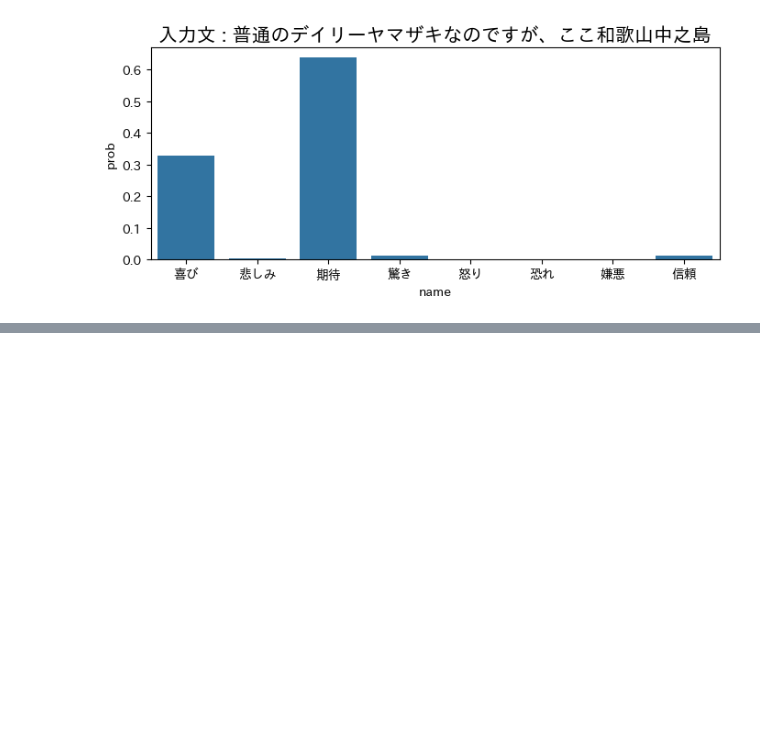
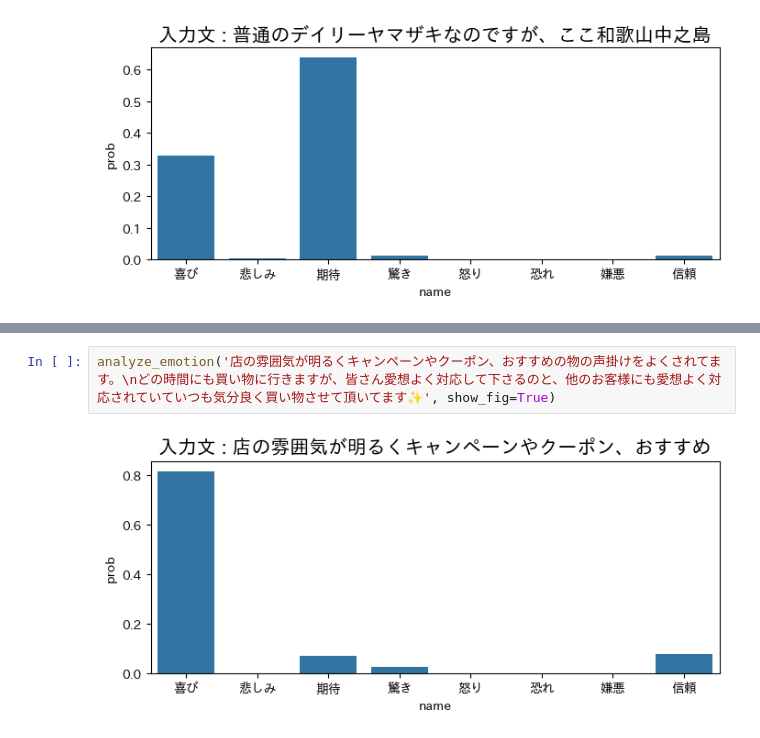
Before and after one commit to Kynea0b/demo-nlp, a Jupyter notebook: notebooks/8-emotions.ipynb, the cells around one changed output, grey strips where cells are left out. Drawn from its saved outputs; the diff is of its cells as text; blank space fills up the shorter version.

```diff
--- a/notebooks/8-emotions.ipynb
+++ b/notebooks/8-emotions.ipynb
@@ -169,0 +182,4 @@ analyze_emotion('普通のデイリーヤマザキなのですが、ここ和歌
+# %%
+analyze_emotion('店の雰囲気が明るくキャンペーンやクーポン、おすすめの物の声掛けをよくされてます。\nどの時間にも買い物に行きますが、皆さん愛想よく対応して下さるのと、他のお客様にも愛想よく対応されていていつも気分良く買い物させて頂いてます✨', show_fig=True)
+# %% [output]
+[figure, added]
```
Also changed, not shown: parts of 5 cells of this notebook.
